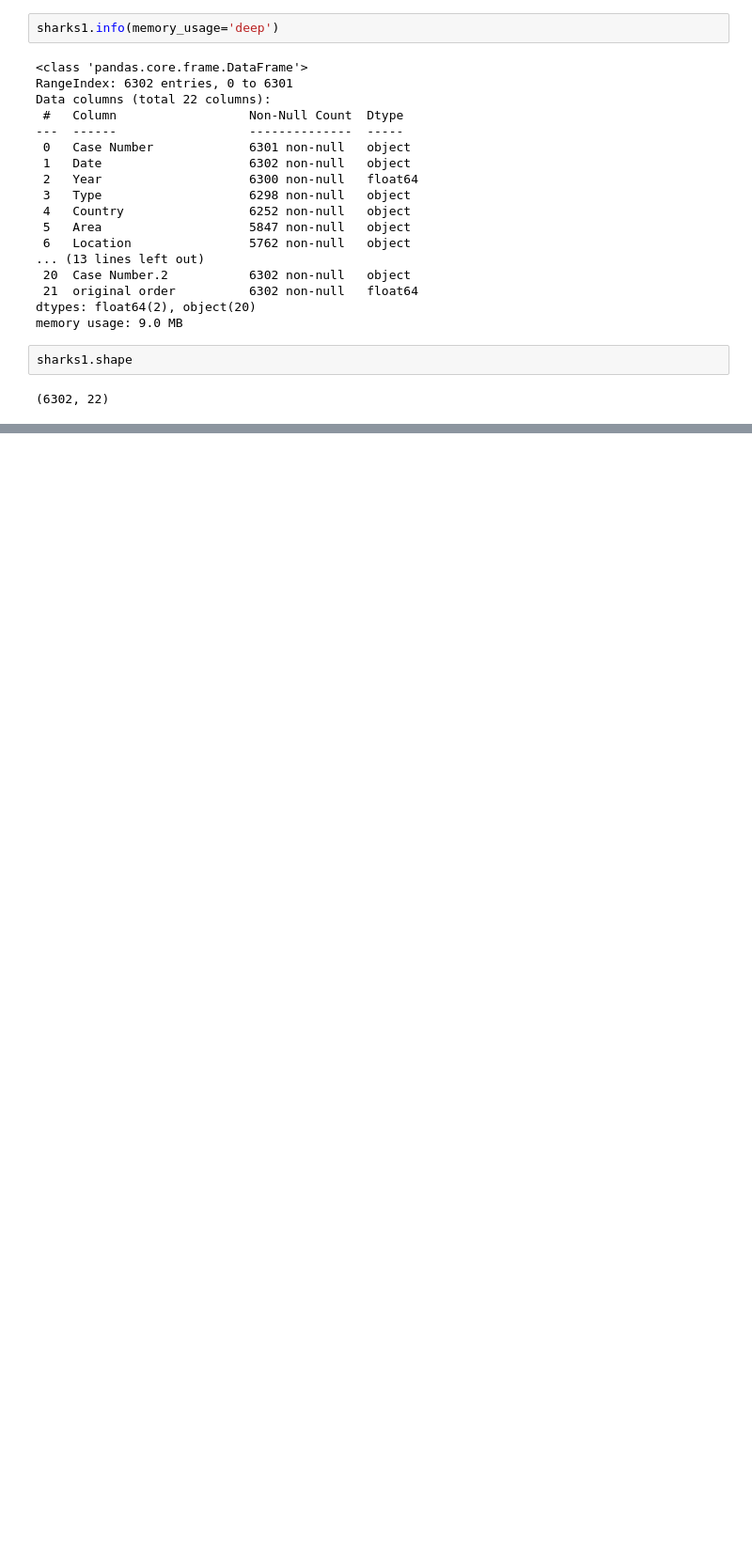
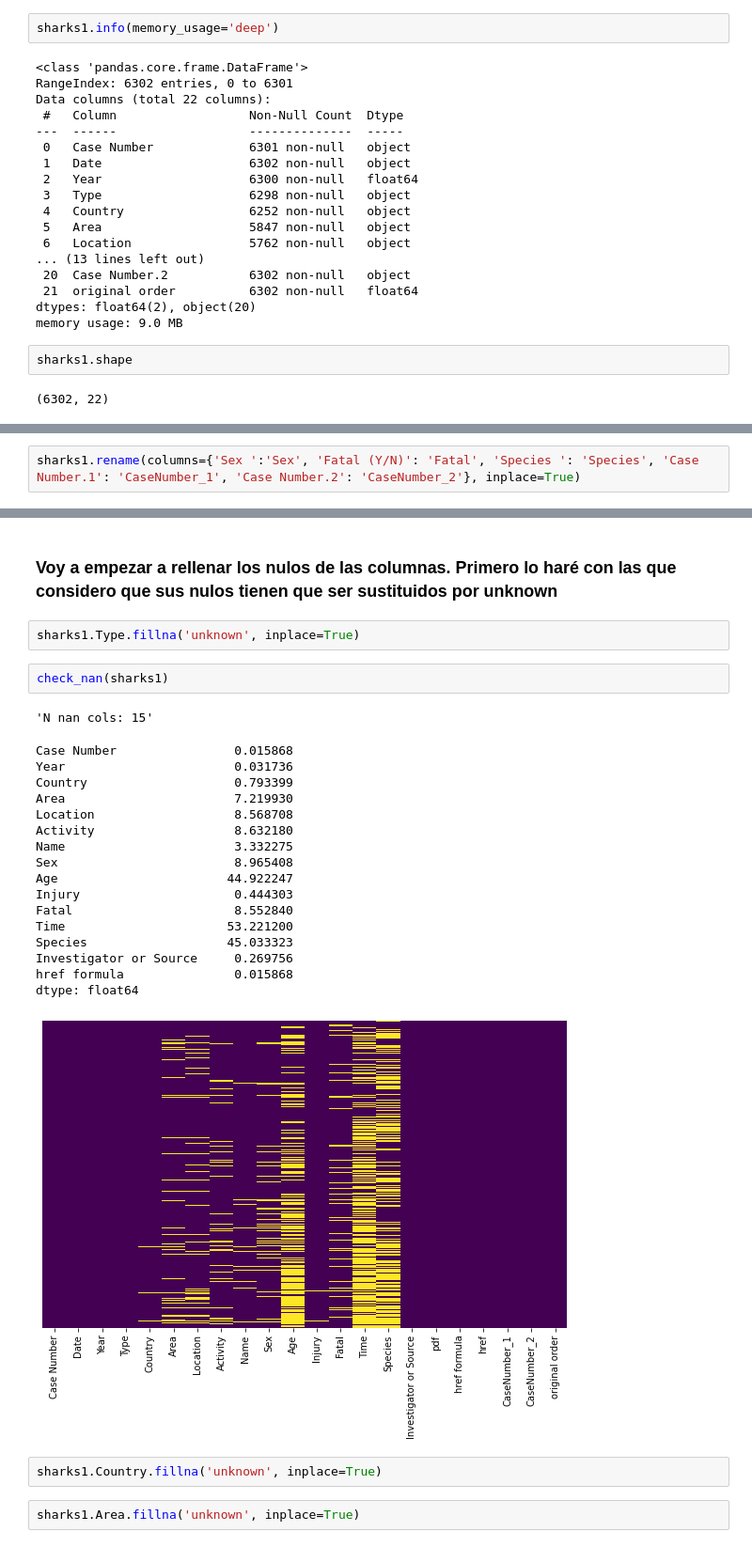
Before and after one commit to Baker-man/Proyecto_limpieza_sharks, a Jupyter notebook: src/clean.ipynb, the cells around one changed output, grey strips where cells are left out. Shown at 94% size. Drawn from its saved outputs; the diff is of its cells as text; blank space fills up the shorter version.

```diff
--- a/src/clean.ipynb
+++ b/src/clean.ipynb
@@ -277,0 +291,2 @@ sharks1.head()
+# %%
+sharks1.rename(columns={'Sex ':'Sex', 'Fatal (Y/N)': 'Fatal', 'Species ': 'Species', 'Case Number.1': 'CaseNumber_1', 'Case Number.2': 'CaseNumber_2'}, inplace=True)
@@ -277,0 +321,29 @@ sharks1.head()
+# %% [markdown]
+### Voy a empezar a rellenar los nulos de las columnas. Primero lo haré con las que considero que sus nulos tienen que ser sustituidos por unknown
+# %%
+sharks1.Type.fillna('unknown', inplace=True)
+# %%
+check_nan(sharks1)
+# %% [output]
+'N nan cols: 15'
+Case Number                0.015868
+Year                       0.031736
+Country                    0.793399
+Area                       7.219930
+Location                   8.568708
+Activity                   8.632180
+Name                       3.332275
+Sex                        8.965408
+Age                       44.922247
+Injury                     0.444303
+Fatal                      8.552840
+Time                      53.221200
+Species                   45.033323
+Investigator or Source     0.269756
+href formula               0.015868
+dtype: float64
+[figure, added]
+# %%
+sharks1.Country.fillna('unknown', inplace=True)
+# %%
+sharks1.Area.fillna('unknown', inplace=True)
```
Also changed, not shown: parts of 27 cells of this notebook.
